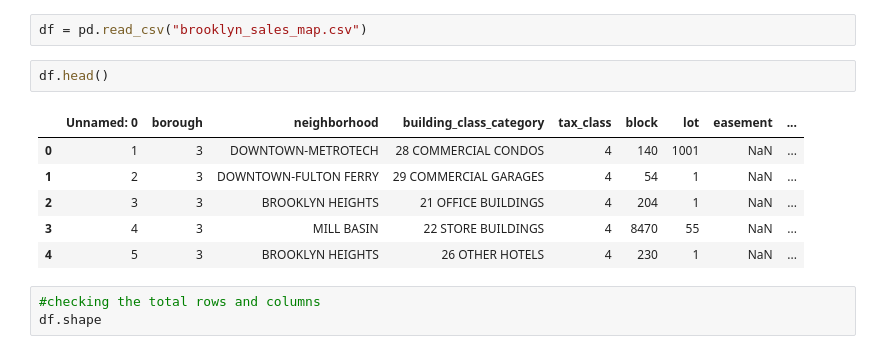
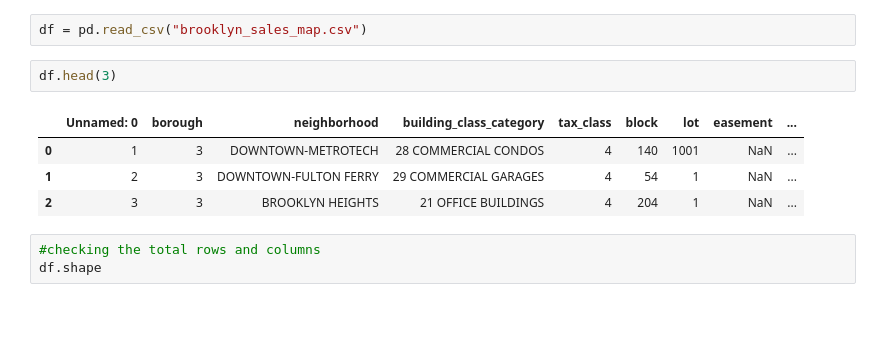
Before and after one commit to Ayomi-tech/brooklyn_housing_project, a Jupyter notebook: Untitled.ipynb, the cells around one changed output. Saved outputs shown, nothing was run; the diff lists cells and outputs as text; blank space fills up the shorter version.

```diff
--- a/Untitled.ipynb
+++ b/Untitled.ipynb
@@ -9,14 +9,12 @@ from matplotlib import pyplot as plt
 # %%
 df = pd.read_csv("brooklyn_sales_map.csv")
 # %%
-df.head()
+df.head(3)
 # %% [output]
 |  | Unnamed: 0 | borough | neighborhood | building_class_category | tax_class | block | lot | easement | ... |
 | 0 | 1 | 3 | DOWNTOWN-METROTECH | 28 COMMERCIAL CONDOS | 4 | 140 | 1001 | NaN | ... |
 | 1 | 2 | 3 | DOWNTOWN-FULTON FERRY | 29 COMMERCIAL GARAGES | 4 | 54 | 1 | NaN | ... |
 | 2 | 3 | 3 | BROOKLYN HEIGHTS | 21 OFFICE BUILDINGS | 4 | 204 | 1 | NaN | ... |
-| 3 | 4 | 3 | MILL BASIN | 22 STORE BUILDINGS | 4 | 8470 | 55 | NaN | ... |
-| 4 | 5 | 3 | BROOKLYN HEIGHTS | 26 OTHER HOTELS | 4 | 230 | 1 | NaN | ... |
 # %%
 #checking the total rows and columns
 df.shape
```
Also changed, not shown: parts of 40 cells of this notebook.
